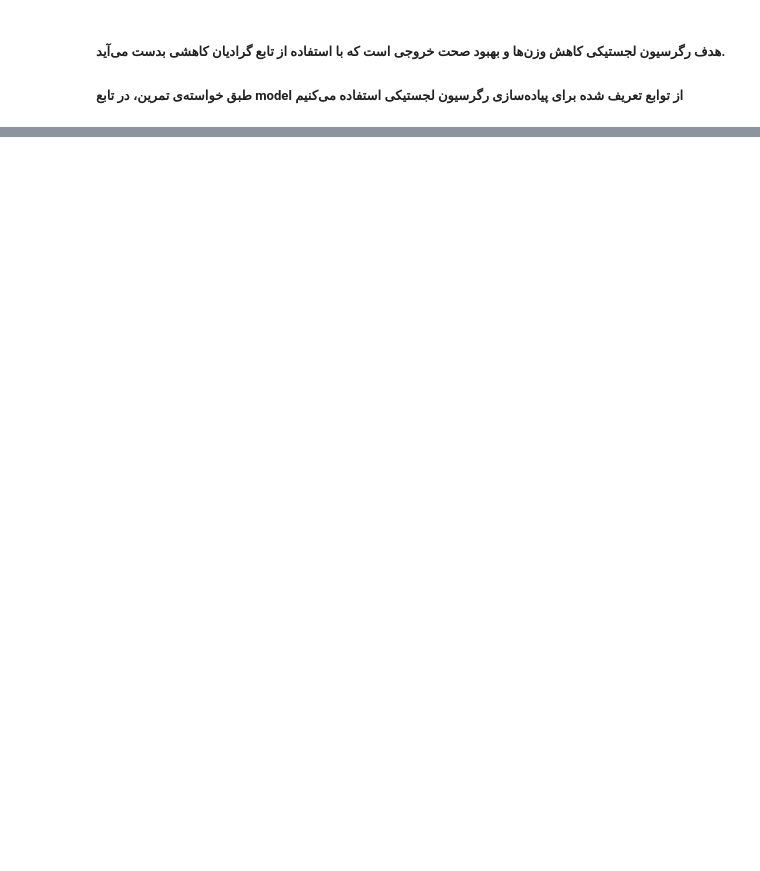
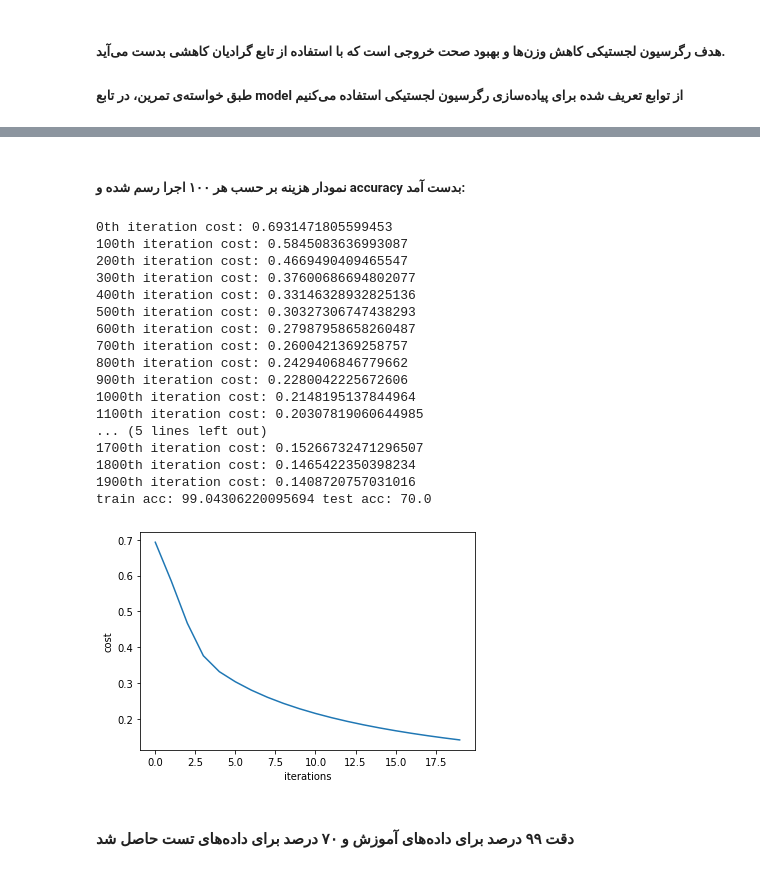
Before and after one commit to TheMn/Machine-Learning-Algorithms-Spring2022, a Jupyter notebook: HomeWorks/HW3/neural_network_logistic_regression.ipynb, the cells around one changed output, grey strips where cells are left out. Cells and saved outputs as stored; diff of their text form; code cells hidden in the pictures; blank space fills up the shorter version.

```diff
--- a/HomeWorks/HW3/neural_network_logistic_regression.ipynb
+++ b/HomeWorks/HW3/neural_network_logistic_regression.ipynb
@@ -118,10 +118,10 @@ def optimize(w, b, x, y, num_iterations, lr):
 
         if i % 100 == 0:
             costs.append(cost)
-            print('{}th iteration cost: {:. 2f}'.format(i, cost))
+            print('{}th iteration cost: {}'.format(i, cost))
 
     return {'w': w, 'b': b},\
-            {'dw': dw, 'db': db}\
+            {'dw': dw, 'db': db},\
             costs
 # %% [markdown]
 #### بروزرسانی مقادیر با گرادیان کاهشی
@@ -149,7 +150,7 @@ def predict(w, b, x):
 ##### هدف رگرسیون لجستیکی کاهش وزن‌ها و بهبود صحت خروجی است که با استفاده از تابع گرادیان کاهشی بدست می‌آید.
 ##### طبق خواسته‌ی تمرین، در تابع model از توابع تعریف شده برای پیاده‌سازی رگرسیون لجستیکی استفاده می‌کنیم
 # %%
-def model(X_train, y_train, X_test, y_test, num_iterations = 2000, lr = 0.5):
+def model(X_train, y_train, X_test, y_test, num_iterations = 2000, lr = 0.005):
 
     w, b = initialize_with_zeros(X_train.shape[0])
 
@@ -160,8 +161,8 @@ def model(X_train, y_train, X_test, y_test, num_iterations = 2000, lr = 0.5):
     y_pred_train = predict(w, b, X_train)
     y_pred_test = predict(w, b, X_test)
 
-    print('train acc: {:. 2f}'.format(100 - np.mean(np.abs(y_pred_train - y_train)) * 100),\
-        'test acc: {:. 2f}'.format(100 - np.mean(np.abs(y_pred_test - y_test)) * 100) )
+    print('train acc: {}'.format(100 - np.mean(np.abs(y_pred_train - y_train)) * 100),\
+        'test acc: {}'.format(100 - np.mean(np.abs(y_pred_test - y_test)) * 100) )
 
     return {'y_pred_train': y_pred_train,
             'y_pred_test': y_pred_test,
@@ -172,0 +194,30 @@ def model(X_train, y_train, X_test, y_test, num_iterations = 2000, lr = 0.5):
+# %% [markdown]
+##### نمودار هزینه بر حسب هر ۱۰۰ اجرا رسم شده و accuracy بدست آمد:
+# %%
+res = model(x_train, y_train, x_test, y_test)
+
+plt.plot(np.squeeze(res['costs']))
+plt.ylabel('cost')
+plt.xlabel('iterations')
+plt.show()
+# %% [output]
+0th iteration cost: 0.6931471805599453
+100th iteration cost: 0.5845083636993087
+200th iteration cost: 0.4669490409465547
+300th iteration cost: 0.37600686694802077
+400th iteration cost: 0.33146328932825136
+500th iteration cost: 0.30327306747438293
+600th iteration cost: 0.27987958658260487
+700th iteration cost: 0.2600421369258757
+800th iteration cost: 0.2429406846779662
+900th iteration cost: 0.2280042225672606
+1000th iteration cost: 0.2148195137844964
+1100th iteration cost: 0.20307819060644985
+... (5 lines left out)
+1700th iteration cost: 0.15266732471296507
+1800th iteration cost: 0.1465422350398234
+1900th iteration cost: 0.1408720757031016
+train acc: 99.04306220095694 test acc: 70.0
+[figure, added]
+# %% [markdown]
+#### دقت ۹۹ درصد برای داده‌های آموزش و ۷۰ درصد برای داده‌های تست حاصل شد
```
Also changed, not shown: parts of 10 cells of this notebook, 2 other files.
